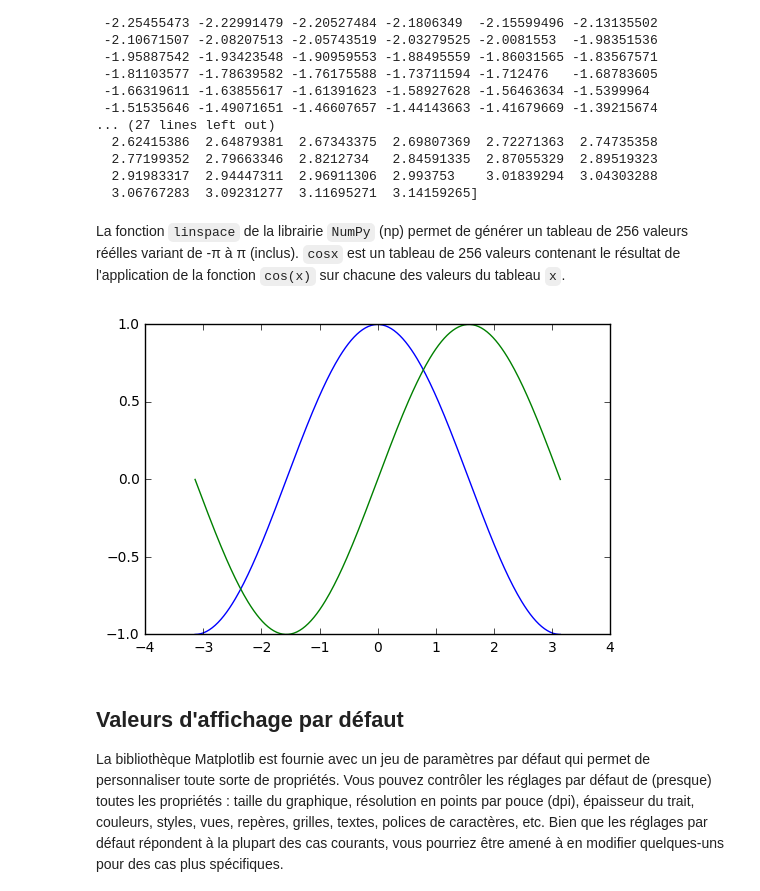
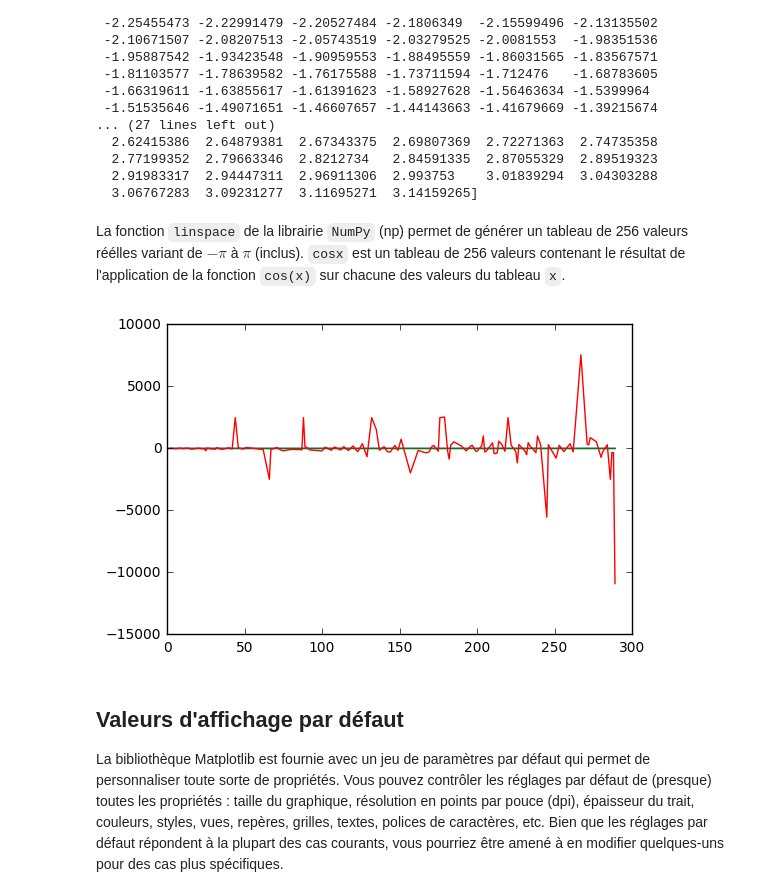
Before and after one commit to SergeStinckwich/ARE-UPMC, a Jupyter notebook: ARE-DYNAMIC/fiche3.ipynb, the cells around one changed output. Cells and saved outputs as stored; diff of their text form; code cells hidden in the pictures.

```diff
--- a/ARE-DYNAMIC/fiche3.ipynb
+++ b/ARE-DYNAMIC/fiche3.ipynb
@@ -31,17 +31,17 @@ print(x)
   2.91983317  2.94447311  2.96911306  2.993753    3.01839294  3.04303288
   3.06767283  3.09231277  3.11695271  3.14159265]
 # %% [markdown]
-La fonction ``linspace`` de la librairie ``NumPy`` (np) permet de générer un tableau de 256 valeurs réélles variant de -π à π (inclus).
-`cosx` est un tableau de 256 valeurs contenant le résultat de l'application de la fonction ``cos(x)`` sur chacune des valeurs du tableau `x`.
+La fonction ``linspace`` de la librairie ``NumPy`` (np) permet de générer un tableau de 256 valeurs réélles variant de $-\pi$ à $\pi$ (inclus). `cosx` est un tableau de 256 valeurs contenant le résultat de l'application de la fonction ``cos(x)`` sur chacune des valeurs du tableau `x`.
 # %%
 %matplotlib inline
 cosx = np.cos(x)
 sinx = np.sin(x)
 plot(x, cosx)
 plot(x, sinx)
+plot(x,x/cosx)
 show()
 # %% [output]
-[figure, old version]
+[figure, new version]
 # %% [markdown]
 ## Valeurs d'affichage par défaut
 
```
Also changed, not shown: parts of 1 cell of this notebook.
